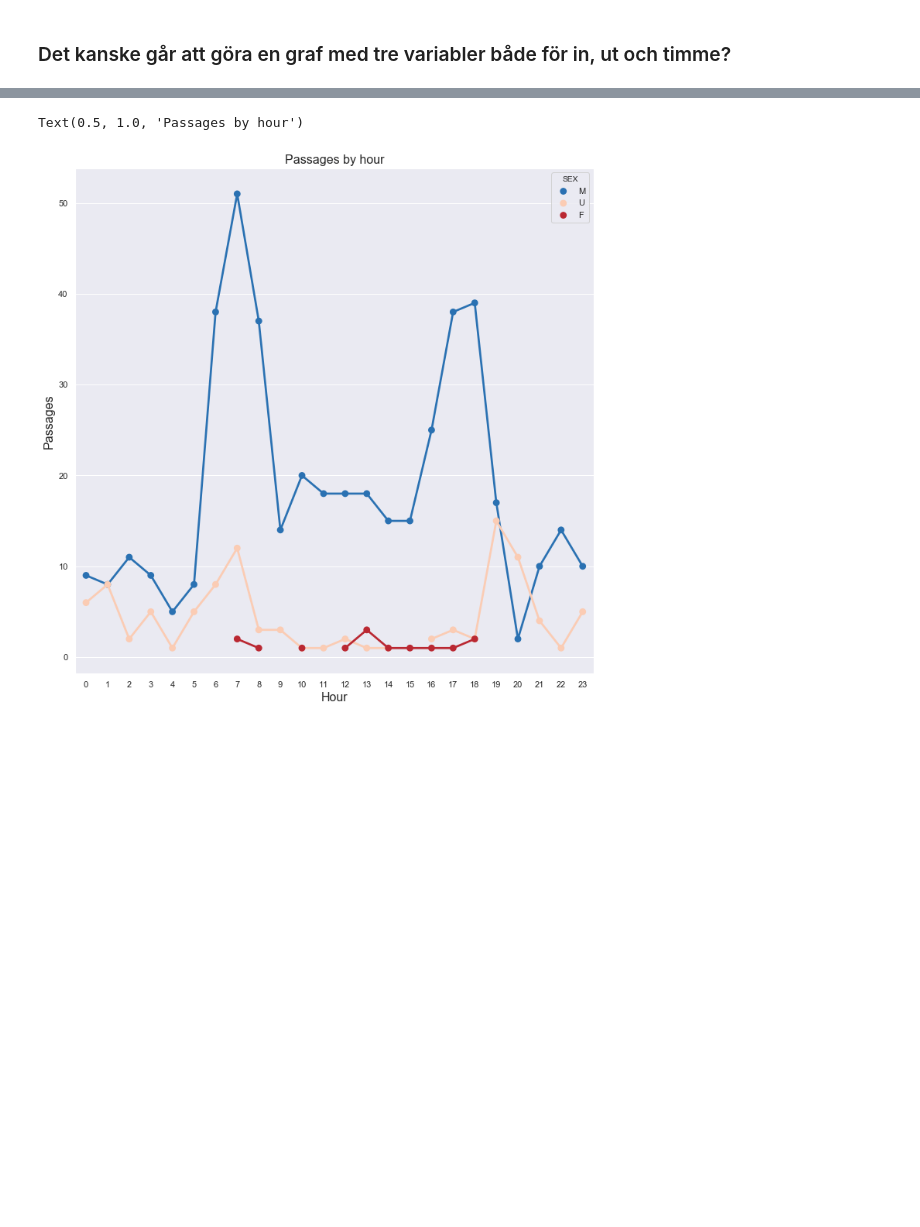
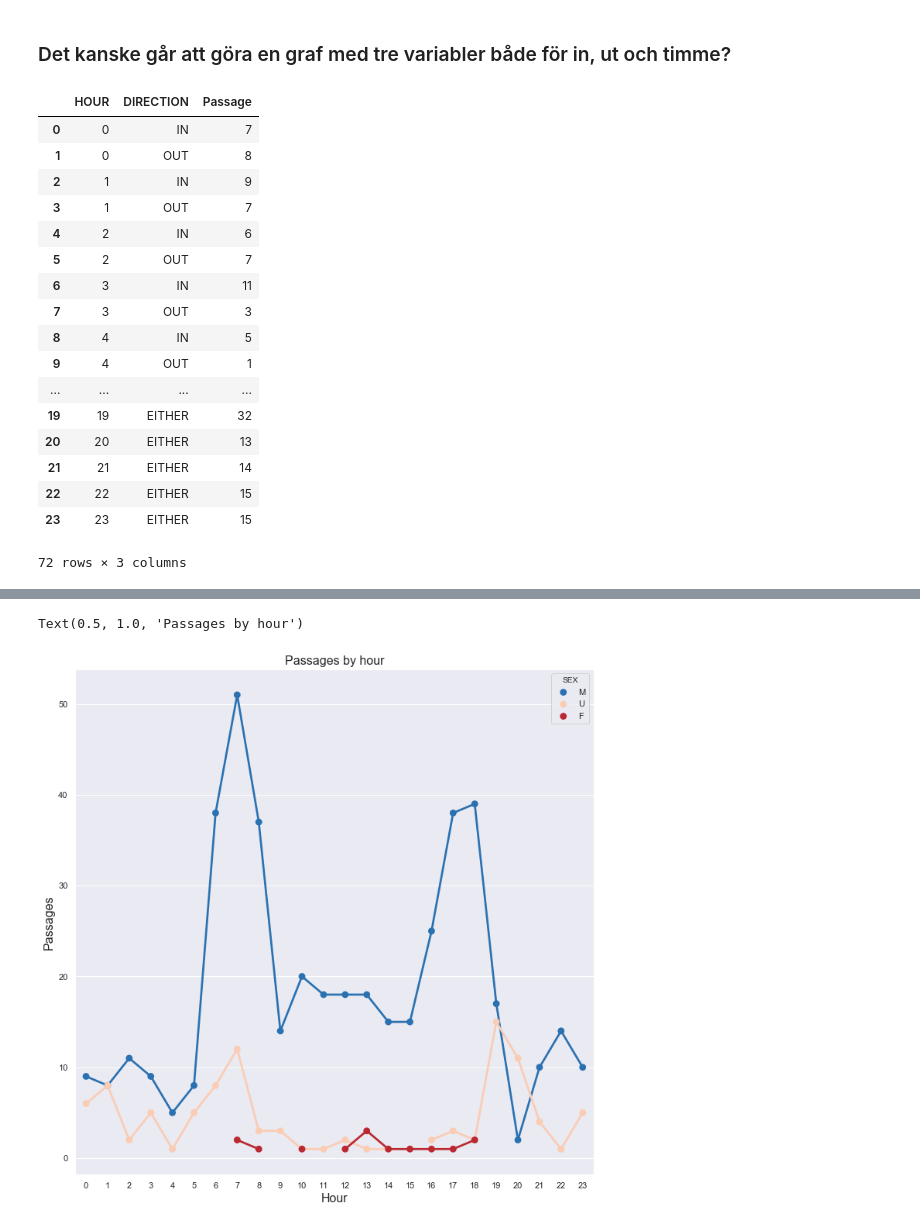
Before and after one commit to maxlund/johannas, a Jupyter notebook: johannas.ipynb, the cells around one changed output, grey strips where cells are left out. Drawn from its saved outputs; the diff is of its cells as text; code cells hidden in the pictures; blank space fills up the shorter version.

```diff
--- a/johannas.ipynb
+++ b/johannas.ipynb
@@ -218,3 +228,24 @@ direction_group = gi[(gi.DIRECTION == 'IN') | (gi.DIRECTION == 'OUT')].groupby([
+# %%
+direction_group
+# %% [output]
+|  | HOUR | DIRECTION | Passage |
+| 0 | 0 | IN | 7 |
+| 1 | 0 | OUT | 8 |
+| 2 | 1 | IN | 9 |
+| 3 | 1 | OUT | 7 |
+| 4 | 2 | IN | 6 |
+| 5 | 2 | OUT | 7 |
+| 6 | 3 | IN | 11 |
+| 7 | 3 | OUT | 3 |
+| 8 | 4 | IN | 5 |
+| 9 | 4 | OUT | 1 |
+| ... | ... | ... | ... |
+| 19 | 19 | EITHER | 32 |
+| 20 | 20 | EITHER | 13 |
+| 21 | 21 | EITHER | 14 |
+| 22 | 22 | EITHER | 15 |
+| 23 | 23 | EITHER | 15 |
+72 rows × 3 columns
 # %%
 fig, ax = plt.subplots(figsize=(12,12))
 sns.pointplot(x='HOUR', y='Passage', hue='DIRECTION',
```
Also changed, not shown: parts of 8 cells of this notebook.
